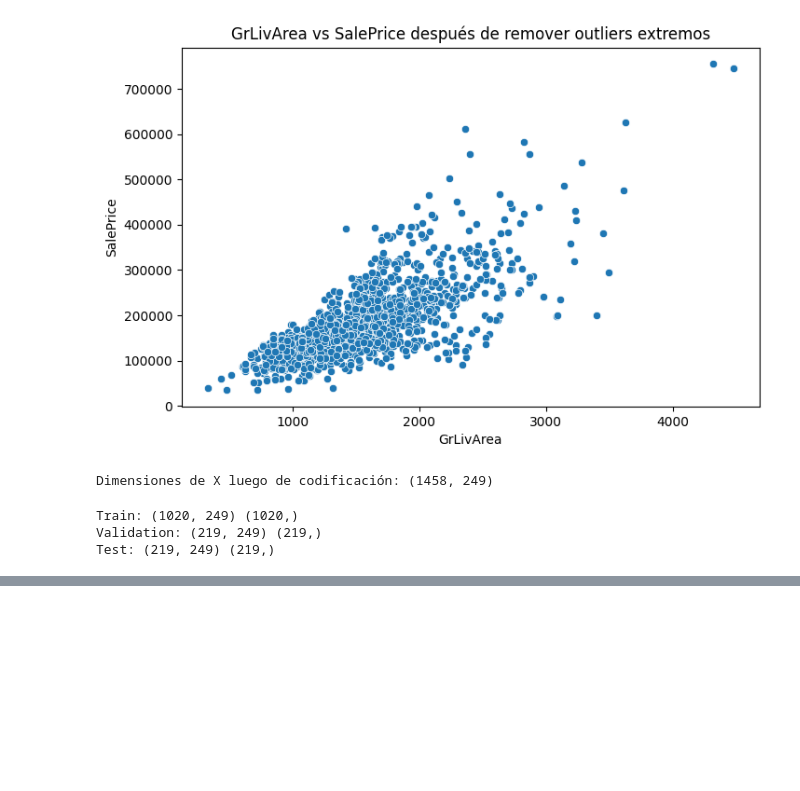
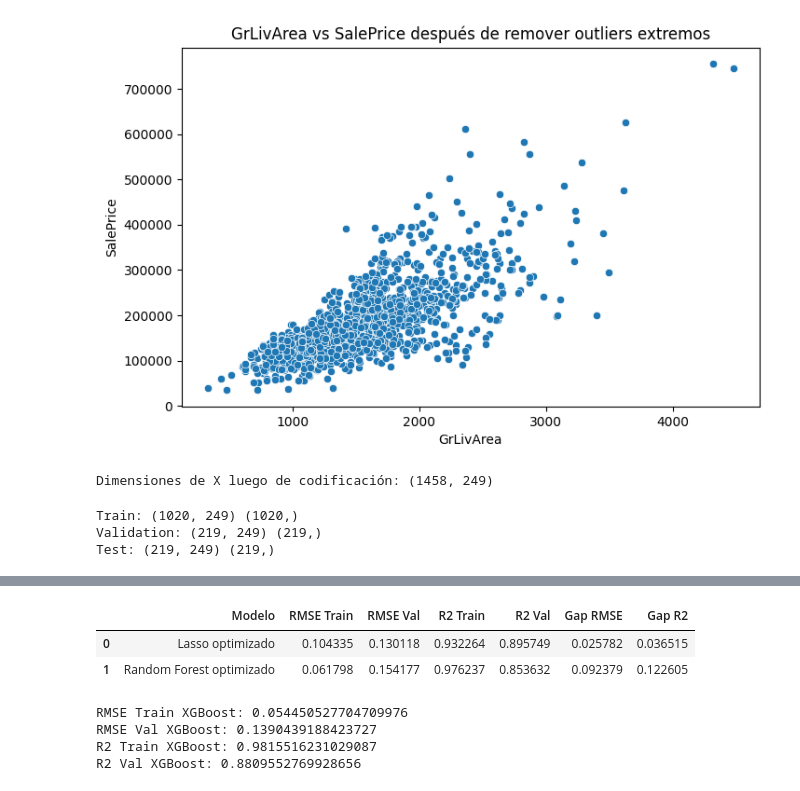
Before and after one commit to TerePainecura/TRABAJO-HOUSE-PRICES-ml, a Jupyter notebook: house_prices.ipynb, the cells around one changed output, grey strips where cells are left out. Cells and saved outputs as stored; diff of their text form; code cells hidden in the pictures; blank space fills up the shorter version.

```diff
--- a/house_prices.ipynb
+++ b/house_prices.ipynb
@@ -286,0 +434,52 @@ Test: (219, 249) (219,)
+# %%
+# Comparación final
+final_results = pd.DataFrame({
+    "Modelo": ["Lasso optimizado", "Random Forest optimizado"],
+    "RMSE Train": [rmse_train_lasso, rmse_train_rf],
+    "RMSE Val": [rmse_val_lasso, rmse_val_rf],
+    "R2 Train": [r2_train_lasso, r2_train_rf],
+    "R2 Val": [r2_val_lasso, r2_val_rf]
+})
+
+# Calcular gaps
+final_results["Gap RMSE"] = final_results["RMSE Val"] - final_results["RMSE Train"]
+final_results["Gap R2"] = final_results["R2 Train"] - final_results["R2 Val"]
+
+final_results
+# %% [output]
+|  | Modelo | RMSE Train | RMSE Val | R2 Train | R2 Val | Gap RMSE | Gap R2 |
+| 0 | Lasso optimizado | 0.104335 | 0.130118 | 0.932264 | 0.895749 | 0.025782 | 0.036515 |
+| 1 | Random Forest optimizado | 0.061798 | 0.154177 | 0.976237 | 0.853632 | 0.092379 | 0.122605 |
+# %%
+## 26. Modelo XGBoost
+
+from xgboost import XGBRegressor
+
+xgb_model = XGBRegressor(
+    n_estimators=200,
+    max_depth=4,
+    learning_rate=0.05,
+    subsample=0.8,
+    colsample_bytree=0.8,
+    random_state=42
+)
+
+xgb_model.fit(X_train, y_train)
+
+y_pred_train_xgb = xgb_model.predict(X_train)
+y_pred_val_xgb = xgb_model.predict(X_val)
+
+rmse_train_xgb = np.sqrt(mean_squared_error(y_train, y_pred_train_xgb))
+rmse_val_xgb = np.sqrt(mean_squared_error(y_val, y_pred_val_xgb))
+r2_train_xgb = r2_score(y_train, y_pred_train_xgb)
+r2_val_xgb = r2_score(y_val, y_pred_val_xgb)
+
+print("RMSE Train XGBoost:", rmse_train_xgb)
+print("RMSE Val XGBoost:", rmse_val_xgb)
+print("R2 Train XGBoost:", r2_train_xgb)
+print("R2 Val XGBoost:", r2_val_xgb)
+# %% [output]
+RMSE Train XGBoost: 0.054450527704709976
+RMSE Val XGBoost: 0.1390439188423727
+R2 Train XGBoost: 0.9815516231029087
+R2 Val XGBoost: 0.8809552769928656
```
Also changed, not shown: parts of 9 cells of this notebook.
